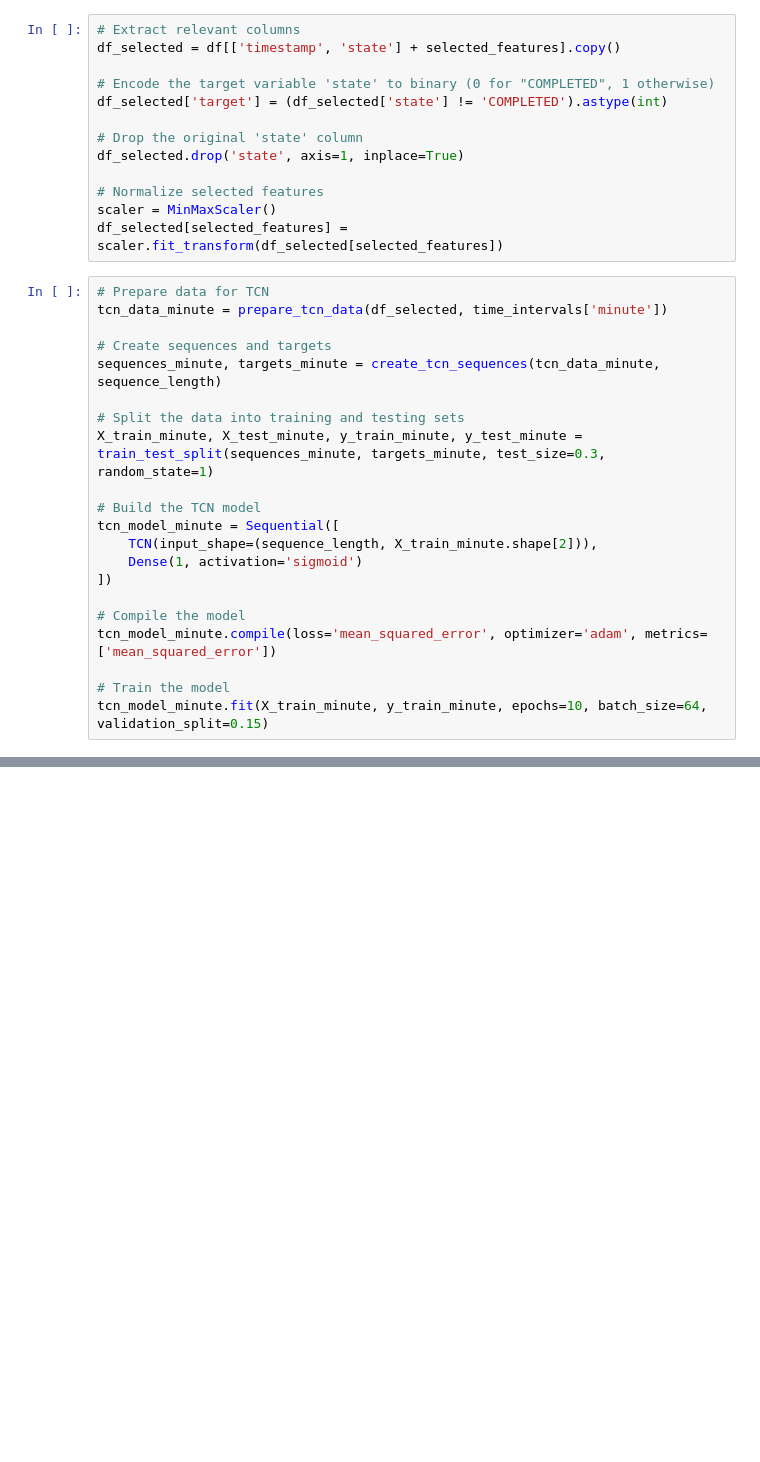
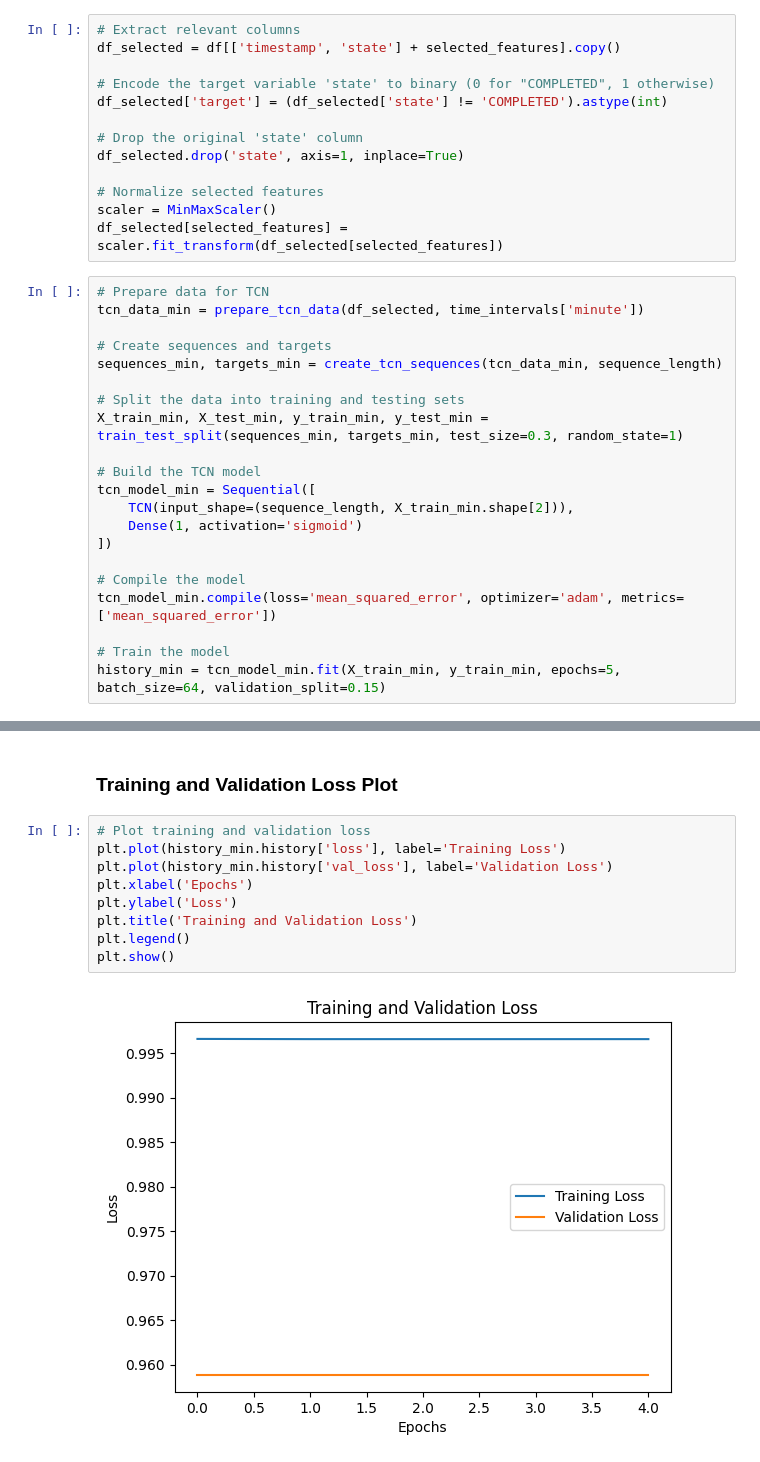
Before and after one commit to yyzangg/honours-programme-project, a Jupyter notebook: TCN.ipynb, the cells around one changed output, grey strips where cells are left out. Drawn from its saved outputs; the diff is of its cells as text; blank space fills up the shorter version.

```diff
--- a/TCN.ipynb
+++ b/TCN.ipynb
@@ -358,25 +406,25 @@ scaler = MinMaxScaler()
 df_selected[selected_features] = scaler.fit_transform(df_selected[selected_features])
 # %%
 # Prepare data for TCN
-tcn_data_minute = prepare_tcn_data(df_selected, time_intervals['minute'])
+tcn_data_min = prepare_tcn_data(df_selected, time_intervals['minute'])
 
 # Create sequences and targets
-sequences_minute, targets_minute = create_tcn_sequences(tcn_data_minute, sequence_length)
+sequences_min, targets_min = create_tcn_sequences(tcn_data_min, sequence_length)
 
 # Split the data into training and testing sets
-X_train_minute, X_test_minute, y_train_minute, y_test_minute = train_test_split(sequences_minute, targets_minute, test_size=0.3, random_state=1)
+X_train_min, X_test_min, y_train_min, y_test_min = train_test_split(sequences_min, targets_min, test_size=0.3, random_state=1)
 
 # Build the TCN model
-tcn_model_minute = Sequential([
-    TCN(input_shape=(sequence_length, X_train_minute.shape[2])),
+tcn_model_min = Sequential([
+    TCN(input_shape=(sequence_length, X_train_min.shape[2])),
     Dense(1, activation='sigmoid')
 ])
 
 # Compile the model
-tcn_model_minute.compile(loss='mean_squared_error', optimizer='adam', metrics=['mean_squared_error'])
+tcn_model_min.compile(loss='mean_squared_error', optimizer='adam', metrics=['mean_squared_error'])
 
 # Train the model
-tcn_model_minute.fit(X_train_minute, y_train_minute, epochs=10, batch_size=64, validation_split=0.15)
+history_min = tcn_model_min.fit(X_train_min, y_train_min, epochs=5, batch_size=64, validation_split=0.15)
 # %% [output]
 Minimum value of target variable: -0.43499466427008204
 Maximum value of target variable: 22.077561101301857
@@ -436,0 +466,13 @@ Mean Absolute Error for Predictions: 0.5647
+# %% [markdown]
+### Training and Validation Loss Plot
+# %%
+# Plot training and validation loss
+plt.plot(history_min.history['loss'], label='Training Loss')
+plt.plot(history_min.history['val_loss'], label='Validation Loss')
+plt.xlabel('Epochs')
+plt.ylabel('Loss')
+plt.title('Training and Validation Loss')
+plt.legend()
+plt.show()
+# %% [output]
+[figure, added]
```
Also changed, not shown: parts of 24 cells of this notebook, 6 other files.
